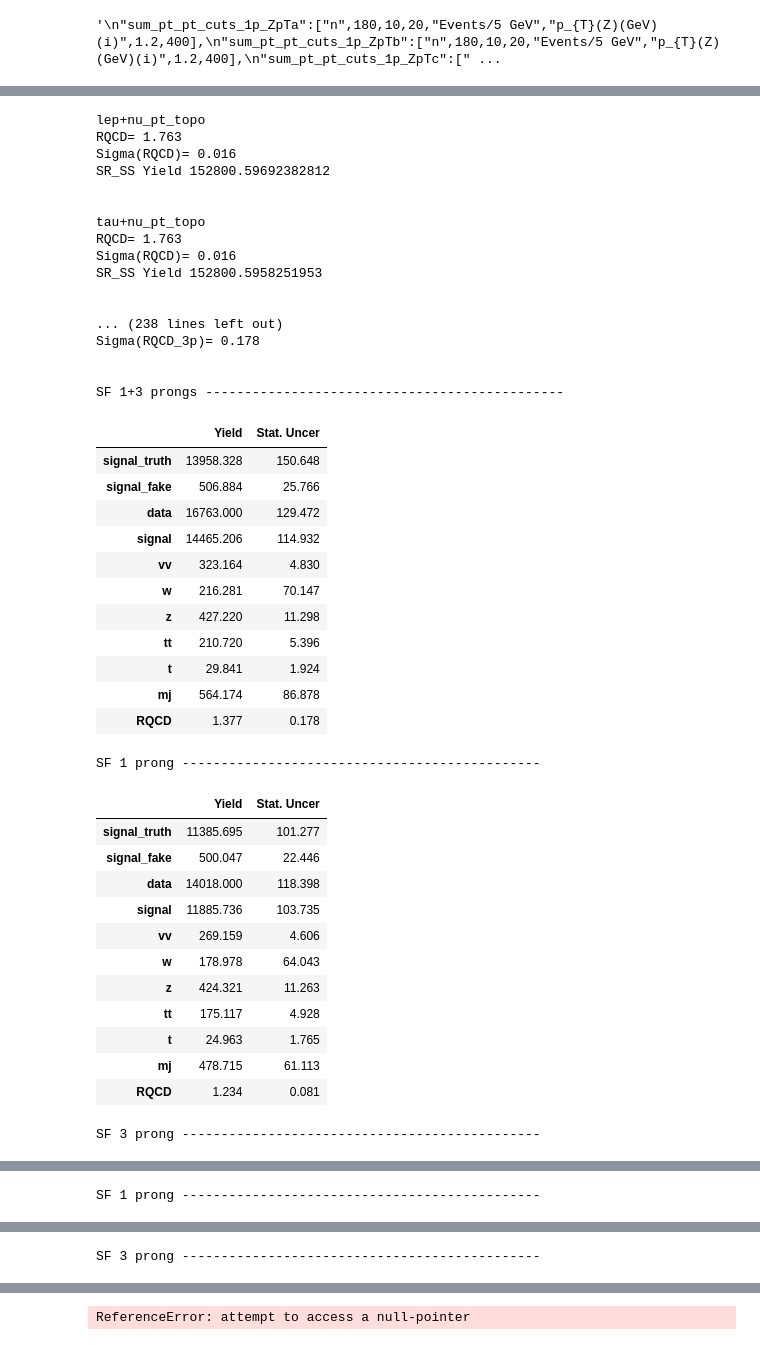
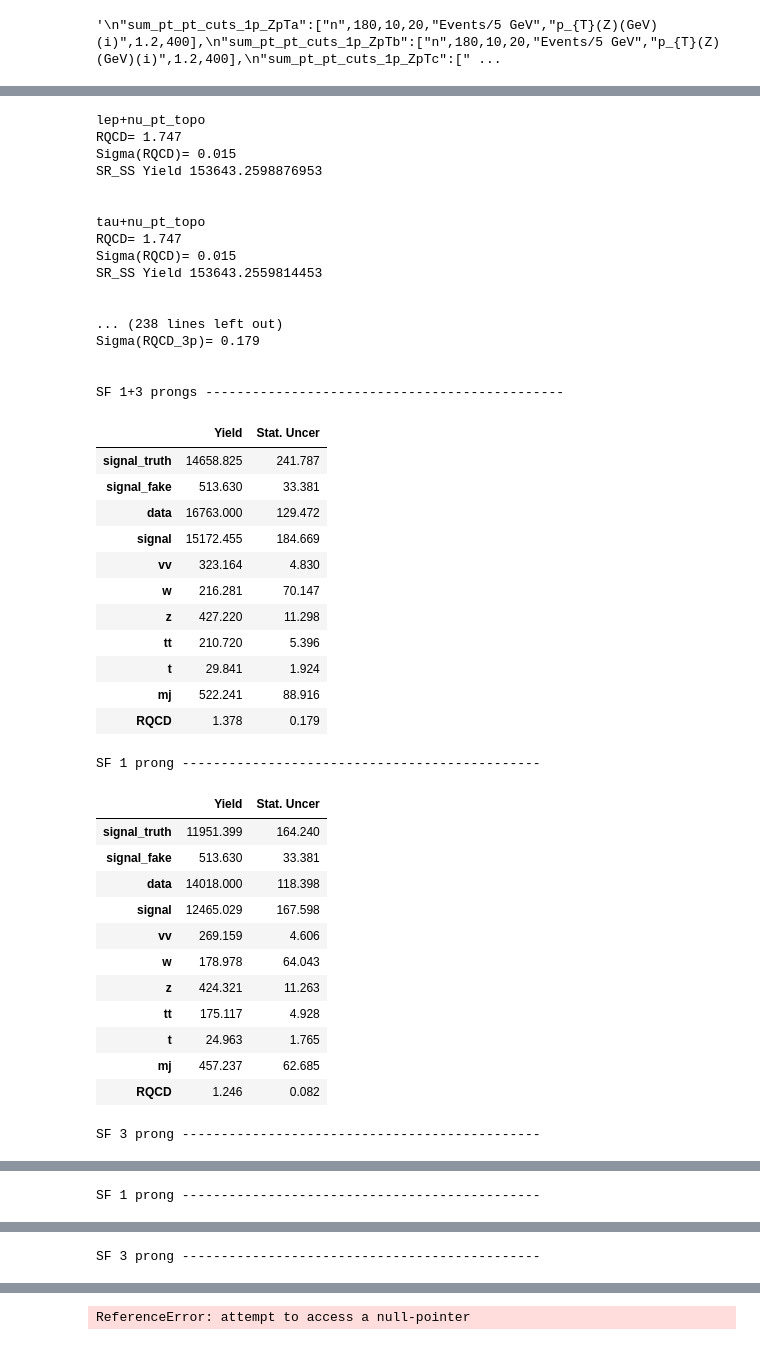
Before and after one commit to diegobaronm/TauID, a Jupyter notebook: TauMu/Plots/MJ Estimation.ipynb, the cells around one changed output, grey strips where cells are left out. Saved outputs shown, nothing was run; the diff lists cells and outputs as text; code cells hidden in the pictures.

```diff
--- a/TauMu/Plots/MJ Estimation.ipynb
+++ b/TauMu/Plots/MJ Estimation.ipynb
@@ -13,8 +13,8 @@ if "MJ.root" in samples:
     os.system("rm SR_OS/MJ.root")
 
 def biner(o_bin,m_bin,f_bin,f_step,l_step):
-    a=np.arange(o_bin,m_bin,f_step)
-    b=np.arange(m_bin,f_bin+0.0001,l_step)
+    a=np.linspace(o_bin,m_bin,int((m_bin-o_bin)/f_step),endpoint=False)
+    b=np.linspace(m_bin,f_bin,round((f_bin-m_bin)/l_step)+1)
     return np.concatenate((a,b))
 
 def normalization(hist_list,norm_bin):
@@ -77,27 +77,27 @@ histos={
         "tau_nprongs_cuts_tpt":["n",2,1,1,"Events/1","n-prongs",1.4,4],
 
         "tau_pt_1p_cuts":["yy",120,5,10,"Events/5 GeV","p_{T}(#tau 1p)(GeV)",1.2,200],
-        "tau_pt_3p_cuts":["yy",120,5,10,"Events/5 GeV","p_{T}(#tau 3p)(GeV)",1.2,200],
+        "tau_pt_3p_cuts":["yy",120,10,20,"Events/10 GeV","p_{T}(#tau 3p)(GeV)",1.2,200],
         "lep_pt_1p_cuts":["yy",120,5,10,"Events/5 GeV","p_{T}(l 1p)(GeV)",1.2,200],
-        "lep_pt_3p_cuts":["yy",120,5,10,"Events/5 GeV","p_{T}(l 3p)(GeV)",1.2,200],
+        "lep_pt_3p_cuts":["yy",120,10,20,"Events/10 GeV","p_{T}(l 3p)(GeV)",1.2,200],
         "tau_pt_1p_cuts_tpt":["yy",120,5,10,"Events/5 GeV","p_{T}(#tau 1p)(GeV)",1.2,200],
-        "tau_pt_3p_cuts_tpt":["yy",120,5,10,"Events/5 GeV","p_{T}(#tau 3p)(GeV)",1.2,200],
+        "tau_pt_3p_cuts_tpt":["yy",120,10,20,"Events/10 GeV","p_{T}(#tau 3p)(GeV)",1.2,200],
         "lep_pt_1p_cuts_tpt":["yy",120,5,10,"Events/5 GeV","p_{T}(l 1p)(GeV)",1.2,200],
-        "lep_pt_3p_cuts_tpt":["yy",120,5,10,"Events/5 GeV","p_{T}(l 3p)(GeV)",1.2,200],
+        "lep_pt_3p_cuts_tpt":["yy",120,10,20,"Events/10 GeV","p_{T}(l 3p)(GeV)",1.2,200],
 
-        "tau_eta_1p_cuts":["yy",1.0,0.2,0.2,"Events/0.2 GeV","#eta(#tau 1p)",1.2,2.5],
-        "tau_eta_3p_cuts":["yy",1.0,0.2,0.2,"Events/0.2 GeV","#eta}(#tau 3p)",1.2,2.5],
-        "lep_eta_1p_cuts":["yy",1.0,0.2,0.2,"Events/0.2 GeV","#eta(l 1p)",1.2,2.5],
-        "lep_eta_3p_cuts":["yy",1.0,0.2,0.2,"Events/0.2 GeV","#eta(l 1p)",1.2,2.5],
-        "tau_eta_1p_cuts_tpt":["yy",1.0,0.2,0.2,"Events/0.2 GeV","#eta(#tau 1p)",1.2,2.5],
-        "tau_eta_3p_cuts_tpt":["yy",1.0,0.2,0.2,"Events/0.2 GeV","#eta(#tau 3p)",1.2,2.5],
-        "lep_eta_1p_cuts_tpt":["yy",1.0,0.2,0.2,"Events/0.2 GeV","#eta(l 1p)",1.2,2.5],
-        "lep_eta_3p_cuts_tpt":["yy",1.0,0.2,0.2,"Events/0.2 GeV","#eta(l 3p)",1.2,2.5],
+        "tau_eta_1p_cuts":["yy",1.1,0.2,0.2,"Events/0.2 ","#eta(#tau 1p)",1.2,2.5],
+        "tau_eta_3p_cuts":["yy",1.0,0.5,0.5,"Events/0.5 ","#eta}(#tau 3p)",1.2,2.5],
+        "lep_eta_1p_cuts":["yy",1.1,0.2,0.2,"Events/0.2 ","#eta(l 1p)",1.2,2.5],
+        "lep_eta_3p_cuts":["yy",1.0,0.5,0.5,"Events/0.5 ","#eta(l 1p)",1.2,2.5],
+        "tau_eta_1p_cuts_tpt":["yy",1.1,0.2,0.2,"Events/0.2 ","#eta(#tau 1p)",1.2,2.5],
+        "tau_eta_3p_cuts_tpt":["yy",1.0,0.5,0.5,"Events/0.5 ","#eta(#tau 3p)",1.2,2.5],
+        "lep_eta_1p_cuts_tpt":["yy",1.1,0.2,0.2,"Events/0.2 ","#eta(l 1p)",1.2,2.5],
+        "lep_eta_3p_cuts_tpt":["yy",1.0,0.5,0.5,"Events/0.5 ","#eta(l 3p)",1.2,2.5],
 
-        "delta_R_taulep_1p_cuts":["yy",1.0,0.1,0.1,"Events/0.1 GeV","#Delta #phi (#tau 1p,l)",1.2,1.5],
-        "delta_R_taulep_3p_cuts":["yy",1.0,0.1,0.1,"Events/0.1 GeV","#Delta #phi (#tau 3p,l)",1.2,1.5],
-        "delta_R_taulep_1p_cuts_tpt":["yy",1.0,0.1,0.1,"Events/0.1 GeV","#Delta #phi (#tau 1p,l)",1.2,1.5],
-        "delta_R_taulep_3p_cuts_tpt":["yy",1.0,0.1,0.1,"Events/0.1 GeV","#Delta #phi (#tau 3p,l)",1.2,1.5],
+        "delta_R_taulep_1p_cuts":["yy",1.0,0.1,0.1,"Events/0.1 ","#Delta #phi (#tau 1p,l)",1.2,1.5],
+        "delta_R_taulep_3p_cuts":["yy",1.0,0.1,0.1,"Events/0.1 ","#Delta #phi (#tau 3p,l)",1.2,1.5],
+        "delta_R_taulep_1p_cuts_tpt":["yy",1.0,0.1,0.1,"Events/0.1 ","#Delta #phi (#tau 1p,l)",1.2,1.5],
+        "delta_R_taulep_3p_cuts_tpt":["yy",1.0,0.1,0.1,"Events/0.1 ","#Delta #phi (#tau 3p,l)",1.2,1.5],
 
         }
 
@@ -122,7 +122,7 @@ histos={
 '\n"sum_pt_pt_cuts_1p_ZpTa":["n",180,10,20,"Events/5 GeV","p_{T}(Z)(GeV)(i)",1.2,400],\n"sum_pt_pt_cuts_1p_ZpTb":["n",180,10,20,"Events/5 GeV","p_{T}(Z)(GeV)(i)",1.2,400],\n"sum_pt_pt_cuts_1p_ZpTc":[" ...
 # %%
 ##### SELECTING GENERATOR FOR SIGNAL SAMPLE
-signal_sample="Signal_Sherpa.root"
+signal_sample="Signal_PoPy.root"
 signal_string=signal_sample.strip("Signal").strip(".root")
 production=True
 
@@ -442,7 +442,7 @@ for k in histos:
 
     if rebin=="yy":
         hist_list=[signal,data,vv,tt,t,z,w,mj,error]
-        normalization(hist_list,histos[k][1])
+        normalization(hist_list,histos[k][2])
 
     ###### ADDING COLOURS TO THE HISTOGRAMS #######
 
@@ -725,63 +725,63 @@ for k in histos:
     if k=="tau_nprongs_cuts_tpt" or k=="tau_nprongs_cuts":
         print("SF 3 prong ----------------------------------------------")
         dic={"data":data,"signal":signal,"vv":vv,"w":w,"z":z,"tt":tt,"t":t,"mj":mj}
         dic_numbers={"data":[0,0],"signal":[0,0],"vv":[0,0],"w":[0,0],"z":[0,0],"tt":[0,0],"t":[0,0],"mj":[0,0]}
         for i in dic:
             error=ctypes.c_double()
             a=dic[i].IntegralAndError(3,4,error)
             dic_numbers[i][0]=a
             dic_numbers[i][1]=error.value
         if "tpt" in k:
             tau_dic={"signal_truth":[tau_truth_cuts_tpt_3p,tau_truth_cuts_tpt_3p_error],"signal_fake":[tau_fake_cuts_tpt_3p,tau_fake_cuts_tpt_3p_error]}
         else:
             tau_dic={"signal_truth":[tau_truth_cuts_3p,tau_truth_cuts_3p_error],"signal_fake":[tau_fake_cuts_3p,tau_fake_cuts_3p_error]}
         dic_numbers={**tau_dic,**dic_numbers,"RQCD":[RQCD[1],sigma_rqcd[1]]}
 
         dataframe=pd.DataFrame.from_dict(dic_numbers, orient='index',columns=['Yield', 'Stat. Uncer'])
         display(dataframe.round(decimals=3))
         print('\n')
 # %% [output]
 lep+nu_pt_topo
-RQCD= 1.763
-Sigma(RQCD)= 0.016
-SR_SS Yield 152800.59692382812
+RQCD= 1.747
+Sigma(RQCD)= 0.015
+SR_SS Yield 153643.2598876953
 
 
 tau+nu_pt_topo
-RQCD= 1.763
-Sigma(RQCD)= 0.016
-SR_SS Yield 152800.5958251953
+RQCD= 1.747
+Sigma(RQCD)= 0.015
+SR_SS Yield 153643.2559814453
 
 
 ... (238 lines left out)
-Sigma(RQCD_3p)= 0.178
+Sigma(RQCD_3p)= 0.179
 
 
 SF 1+3 prongs ----------------------------------------------
 |  | Yield | Stat. Uncer |
-| signal_truth | 13958.328 | 150.648 |
-| signal_fake | 506.884 | 25.766 |
+| signal_truth | 14658.825 | 241.787 |
+| signal_fake | 513.630 | 33.381 |
 | data | 16763.000 | 129.472 |
-| signal | 14465.206 | 114.932 |
+| signal | 15172.455 | 184.669 |
 | vv | 323.164 | 4.830 |
 | w | 216.281 | 70.147 |
 | z | 427.220 | 11.298 |
 | tt | 210.720 | 5.396 |
 | t | 29.841 | 1.924 |
-| mj | 564.174 | 86.878 |
-| RQCD | 1.377 | 0.178 |
+| mj | 522.241 | 88.916 |
+| RQCD | 1.378 | 0.179 |
 SF 1 prong ----------------------------------------------
 |  | Yield | Stat. Uncer |
-| signal_truth | 11385.695 | 101.277 |
-| signal_fake | 500.047 | 22.446 |
+| signal_truth | 11951.399 | 164.240 |
+| signal_fake | 513.630 | 33.381 |
 | data | 14018.000 | 118.398 |
-| signal | 11885.736 | 103.735 |
+| signal | 12465.029 | 167.598 |
 | vv | 269.159 | 4.606 |
 | w | 178.978 | 64.043 |
 | z | 424.321 | 11.263 |
 | tt | 175.117 | 4.928 |
 | t | 24.963 | 1.765 |
-| mj | 478.715 | 61.113 |
-| RQCD | 1.234 | 0.081 |
+| mj | 457.237 | 62.685 |
+| RQCD | 1.246 | 0.082 |
 SF 3 prong ----------------------------------------------
 |  | Yield | Stat. Uncer |
```
Also changed, not shown: parts of 2 cells of this notebook, 3 other files.
